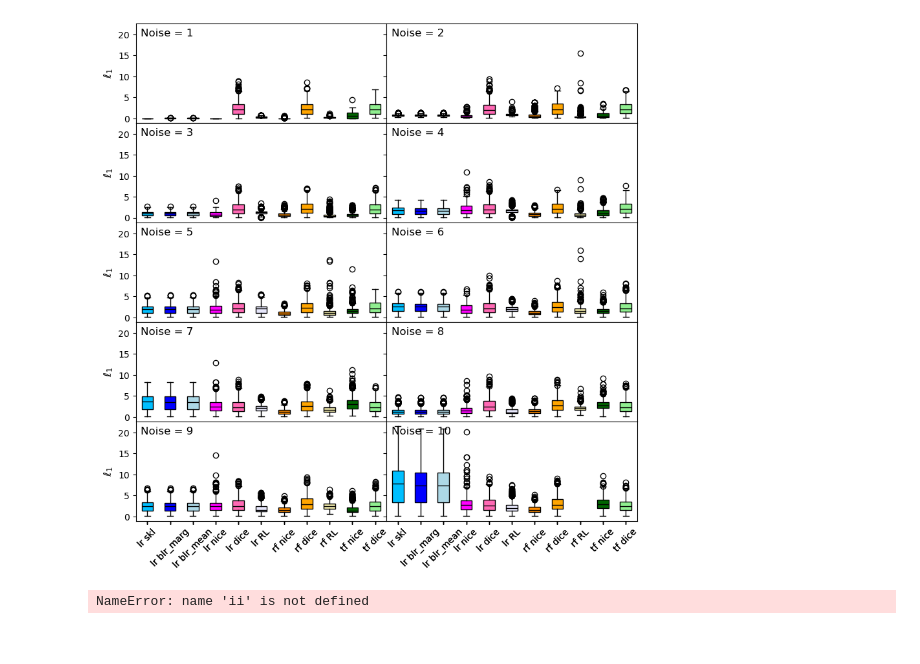
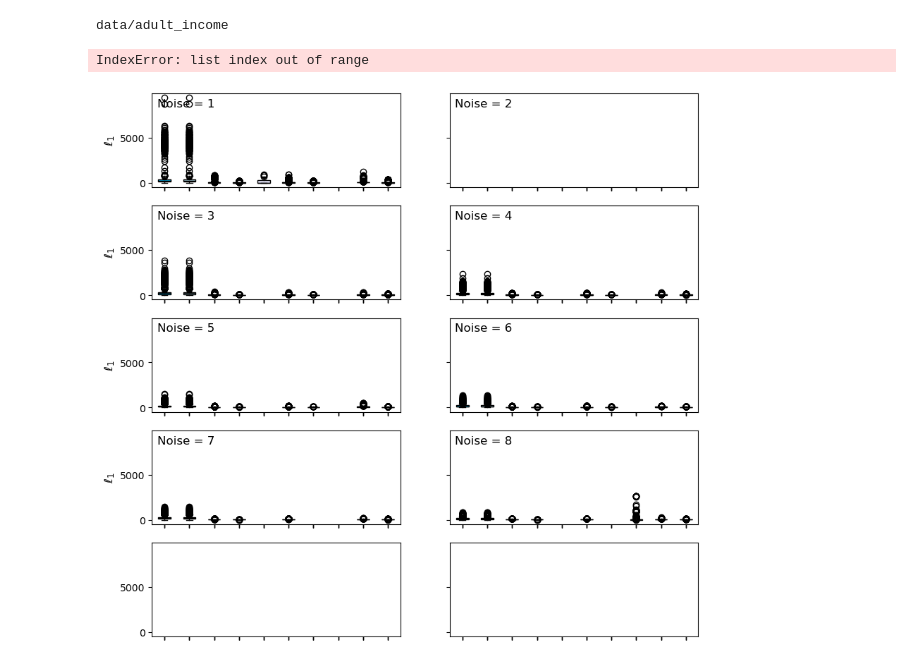
Before and after one commit to leonidaschristodoulou/xai-cfs, a Jupyter notebook: xai_plots.ipynb, the cells around one changed output. Saved outputs shown, nothing was run; the diff lists cells and outputs as text; code cells hidden in the pictures.

Commit message:
data files added

```diff
--- a/xai_plots.ipynb
+++ b/xai_plots.ipynb
@@ -37,6 +36,7 @@ def get_distance(A,B, continuous_columns, categorical_columns, l_norm=2):
     return l_distances
 # %%
 l_order = 1
+completeness_limit = 0.9
 cm = ['TP','FP','FN','TN']
 
 colours = {('lr', 'skl'): 'deepskyblue',
@@ -52,7 +52,7 @@ colours = {('lr', 'skl'): 'deepskyblue',
            ('tf', 'dice'): 'lightgreen'
            }
 # %%
-def load_dataset(dataset_name, variant="standard"):
+def load_dataset(dataset_name, variant="standard",n_datasets=11):
     """
     Load only the requested dataset variant.
 
@@ -64,6 +64,7 @@ def load_dataset(dataset_name, variant="standard"):
         dict: Loaded dataset components.
     """
     base_path = f"data/{dataset_name}"
+    print(base_path)
 
     # Validate variant
     if variant not in ["standard", "noniid_test", "ommited_var_test"]:
@@ -82,12 +83,12 @@ def load_dataset(dataset_name, variant="standard"):
         dataset_path = f"{base_path}_cf_results_dict.pkl"
         model_results_path = f"{base_path}_model_results.pkl"
         cfs_good_indices_path = f"{base_path}_cfs_good_indices.pkl"
-        cf_calc_paths = [f"{base_path}_{i}.pkl" for i in range(11)]
+        cf_calc_paths = [f"{base_path}_{i}.pkl" for i in range(n_datasets)]
     else:
         dataset_path = f"{base_path}_{variant}_cf_results_dict.pkl"
         model_results_path = f"{base_path}_{variant}_model_results.pkl"
         cfs_good_indices_path = f"{base_path}_{variant}_cfs_good_indices.pkl"
-        cf_calc_paths = [f"{base_path}_{variant}{i}.pkl" for i in range(11)]
+        cf_calc_paths = [f"{base_path}_{variant}{i}.pkl" for i in range(n_datasets)]
 
     # Load only the requested dataset
     return {
@@ -102,13 +103,21 @@ def load_dataset(dataset_name, variant="standard"):
 # mock_data = 3  # Only relevant if dataset_name == "mock_data"
 # data = load_dataset(dataset_name, mock_data if dataset_name == "mock_data" else None)
 
-data = load_dataset("mock_data1", variant="standard") # "ommited_var_test" "noniid_test" "standard"
+dataset = "gsc" # options: "adult_income" "german_credit" "gsc" "mock_data3"
+variant = "standard" #"noniid_test" #"standard"
+data = load_dataset(dataset, variant=variant,n_datasets=10) # "ommited_var_test" "noniid_test" "standard"
+#data = load_dataset("german_credit", variant="standard",n_datasets=6) # "ommited_var_test" "noniid_test" "standard"
+#data = load_dataset("adult_income", variant="standard",n_datasets=9) # "ommited_var_test" "noniid_test" "standard"
+#data = load_dataset("gsc", variant="standard") # "ommited_var_test" "noniid_test" "standard"
+
 
 # Extract variables
 cf_results_dict = data["cf_results_dict"]
 cf_calc = data["cf_calc"]
 model_results_dict = data["model_results_dict"]
 cfs_good_indices = data["cfs_good_indices"]
+# %% [output]
+data/adult_income
 # %%
 noises_list = list(cf_results_dict.keys())[1:]
 cf_methods = list(cf_results_dict[noises_list[0]].keys())
@@ -140,41 +149,39 @@ for i, ax in enumerate(axes):
 
         good_indices = cfs_good_indices[noises_list[i]][k]
 
-        if sum(good_indices) / len(good_indices) > 0.9:
+        if sum(good_indices) / len(good_indices) > completeness_limit:
             expected_d2[k[0] + ' ' + k[1]] = get_distance(A[good_indices], B[good_indices], numerical_columns, categorical_columns, l_norm=l_order)
 
     # Ensure that all expected labels appear, even if they have no data points
     d2 = list(expected_d2.values())  # Boxplot data (some lists will be empty)
     labels = list(expected_d2.keys())  # Ensure all labels appear
 
     # Apply x-labels only for the last row
     if i // n_cols == n_rows - 1:
         bplot = ax.boxplot(d2, tick_labels=labels, widths=0.5, patch_artist=True)
     else:
         bplot = ax.boxplot(d2, tick_labels=['' for _ in labels], widths=0.5, patch_artist=True)
 
-    #ax.set_ylim([0, 100])
+    #ax.set_ylim([0, 1600])
 
     for patch, color in zip(bplot['boxes'], colour_list):
         patch.set_facecolor(color)
     for median in bplot['medians']:
         median.set_color('black')
 
     ax.text(0.02, 0.95, 'Noise = ' + noises_list[i][6:9], fontsize=12,
             verticalalignment='top', horizontalalignment='left',
             transform=ax.transAxes)
 
     # Set y-labels for leftmost column
     if i % n_cols == 0:
         ax.set_ylabel(r'$\ell_1$', fontsize=12, fontweight='bold')
 
     ax.tick_params(axis='x', labelrotation=45)
 
 fig.subplots_adjust(wspace=0, hspace=0)  # Set space between subplots to zero
+fig.savefig("plots/"+dataset+"_"+variant+".pdf", format="pdf", bbox_inches="tight")
 # %% [output]
+IndexError: list index out of range
-[figure, old version]
+[figure, new version]
-# %%
-cf_calc[ii]
-# %% [output]
-NameError: name 'ii' is not defined
 # %%
```
Also changed, not shown: parts of 8 cells of this notebook, 8 other files.
